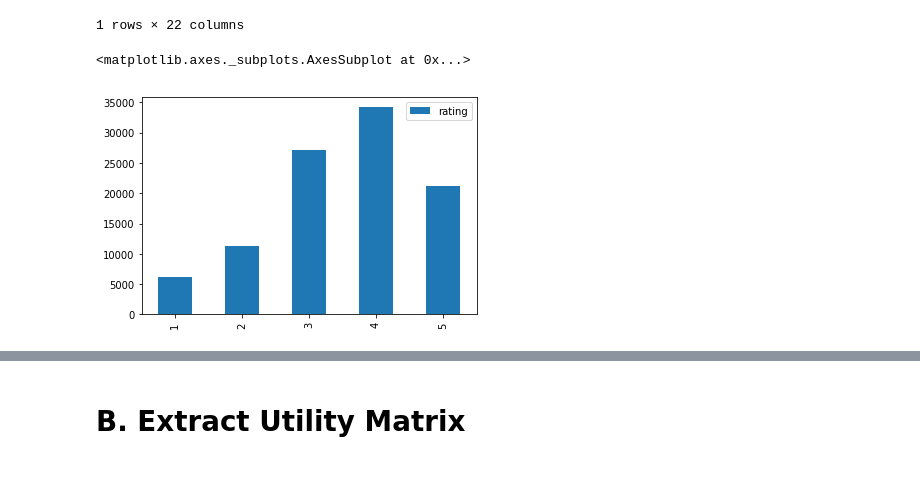
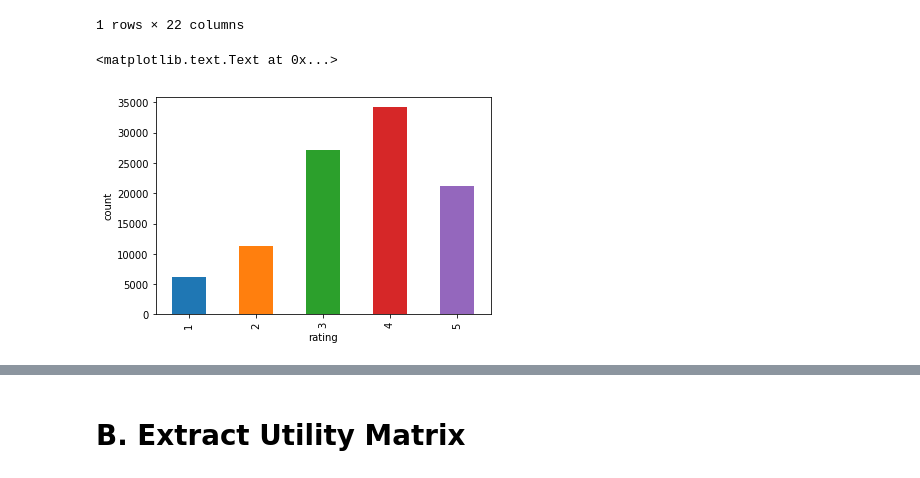
Before and after one commit to emily-jean/recommender, a Jupyter notebook: starter-3.4.ipynb, the cells around one changed output, grey strips where cells are left out. Saved outputs shown, nothing was run; the diff lists cells and outputs as text; code cells hidden in the pictures.

```diff
--- a/starter-3.4.ipynb
+++ b/starter-3.4.ipynb
@@ -335,11 +325,11 @@ movies.loc[movies['movie_id'] == 50]
 1 rows × 22 columns
 # %%
 # TODO: are all ratings equally likely? output a bar chart of rating frequency overall
-a = lens['rating'].value_counts().to_frame()
-#sortedV = a.sort_values(by=['rating'])
-a.sort_index().plot.bar()
+p = ratings['rating'].value_counts(sort=False).plot.bar()
+p.set_xlabel("rating")
+p.set_ylabel("count")
 # %% [output]
-<matplotlib.axes._subplots.AxesSubplot at 0x...>
+<matplotlib.text.Text at 0x...>
-[figure, old version]
+[figure, new version]
 # %%
 # TODO: of the movies that have 100 or more ratings, what are the top-ten ranked movies?
```
Also changed, not shown: parts of 20 cells of this notebook.
